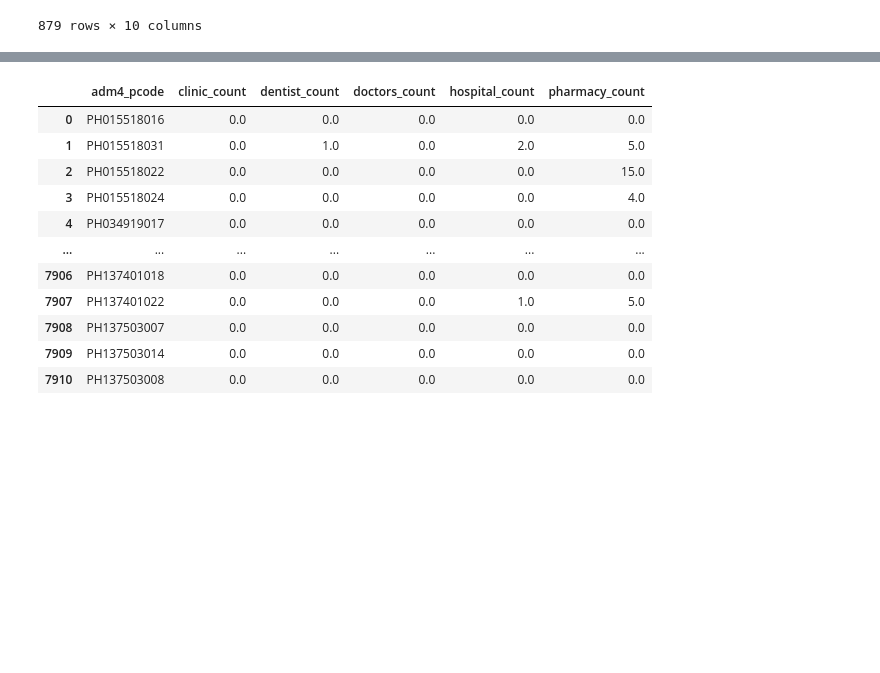
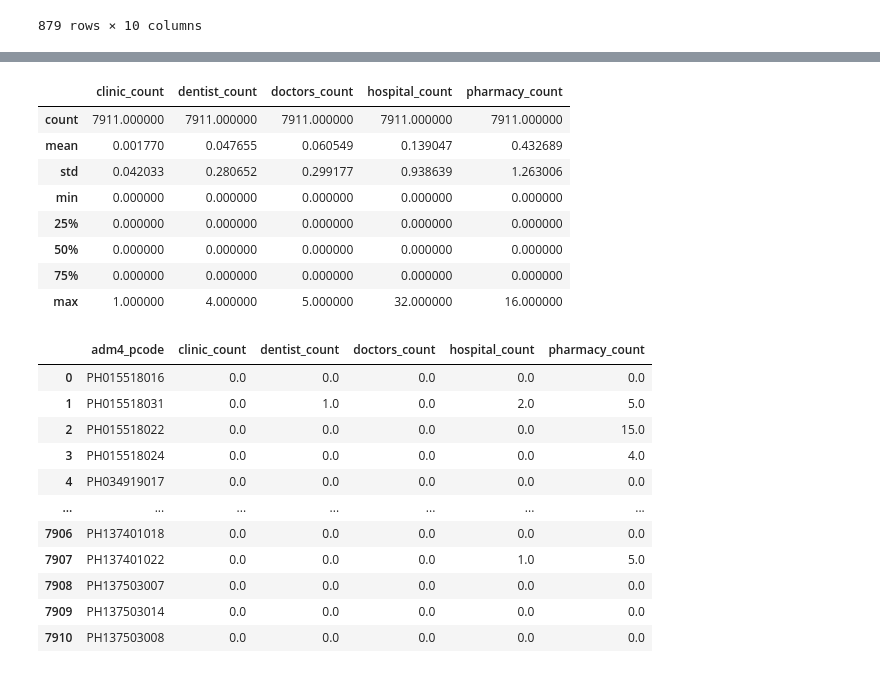
Before and after one commit to riane-casumlum/econ138-capstone, a Jupyter notebook: capstone_casumlum&cosico&giron.ipynb, the cells around one changed output, grey strips where cells are left out. Cells and saved outputs as stored; diff of their text form; code cells hidden in the pictures; blank space fills up the shorter version.

```diff
--- a/capstone_casumlum&cosico&giron.ipynb
+++ b/capstone_casumlum&cosico&giron.ipynb
@@ -301,3 +340,16 @@ doh_count
+# %%
+# Summary statistics
+osm_count.describe()
+# %% [output]
+|  | clinic_count | dentist_count | doctors_count | hospital_count | pharmacy_count |
+| count | 7911.000000 | 7911.000000 | 7911.000000 | 7911.000000 | 7911.000000 |
+| mean | 0.001770 | 0.047655 | 0.060549 | 0.139047 | 0.432689 |
+| std | 0.042033 | 0.280652 | 0.299177 | 0.938639 | 1.263006 |
+| min | 0.000000 | 0.000000 | 0.000000 | 0.000000 | 0.000000 |
+| 25% | 0.000000 | 0.000000 | 0.000000 | 0.000000 | 0.000000 |
+| 50% | 0.000000 | 0.000000 | 0.000000 | 0.000000 | 0.000000 |
+| 75% | 0.000000 | 0.000000 | 0.000000 | 0.000000 | 0.000000 |
+| max | 1.000000 | 4.000000 | 5.000000 | 32.000000 | 16.000000 |
 # %%
 ## View datasets
 osm_count
```
Also changed, not shown: parts of 9 cells of this notebook.
